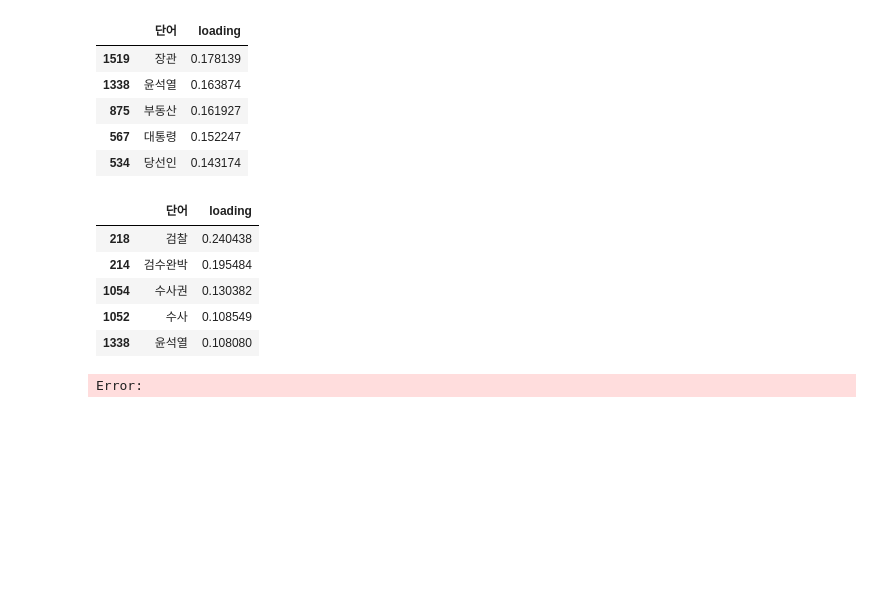
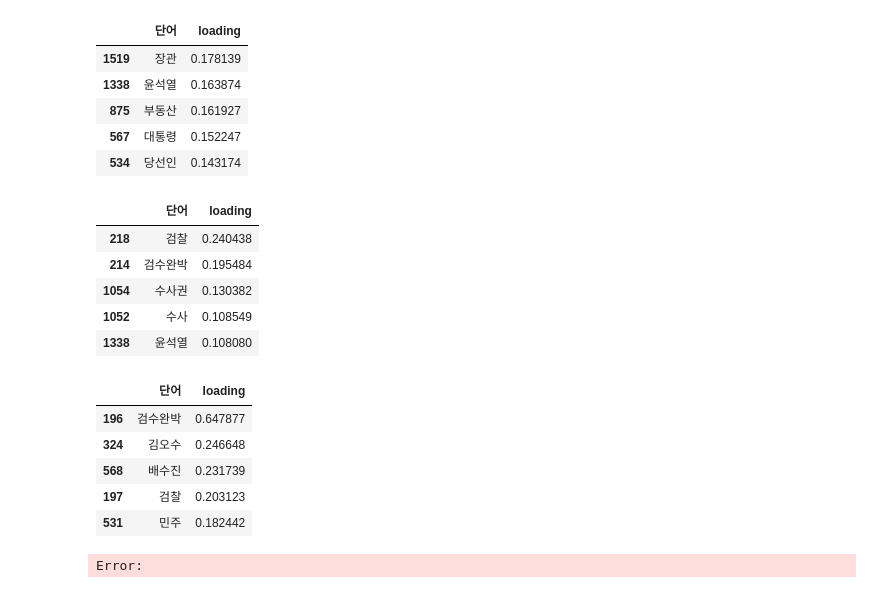
Before and after one commit to min00ng/semi-project, a Jupyter notebook: song_LSA_실행결과.ipynb, the cells around one changed output. Saved outputs shown, nothing was run; the diff lists cells and outputs as text; code cells hidden in the pictures; blank space fills up the shorter version.

```diff
--- a/song_LSA_실행결과.ipynb
+++ b/song_LSA_실행결과.ipynb
@@ -224,6 +224,15 @@ show_relevant_keyword_by_article('검수완박', df)
 | 1054 | 수사권 | 0.130382 |
 | 1052 | 수사 | 0.108549 |
 | 1338 | 윤석열 | 0.108080 |
+# %%
+show_relevant_keyword_by_title('검수완박', df)
+# %% [output]
+|  | 단어 | loading |
+| 196 | 검수완박 | 0.647877 |
+| 324 | 김오수 | 0.246648 |
+| 568 | 배수진 | 0.231739 |
+| 197 | 검찰 | 0.203123 |
+| 531 | 민주 | 0.182442 |
 # %%
 # %% [output]
 Error:
```
Also changed, not shown: parts of 1 cell of this notebook.
